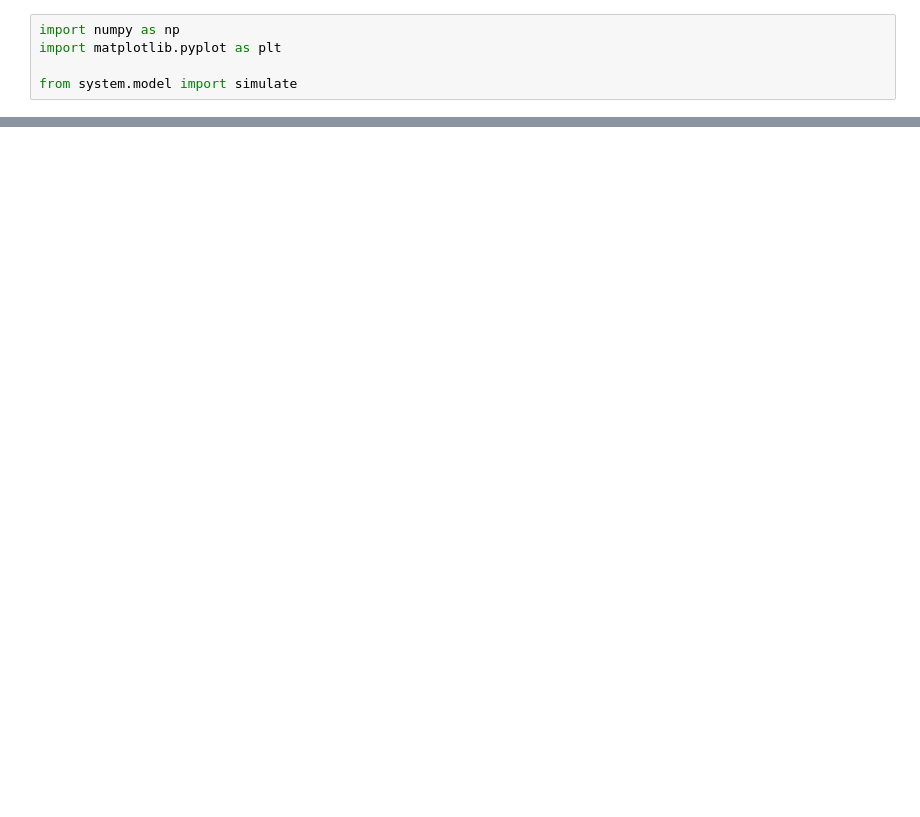
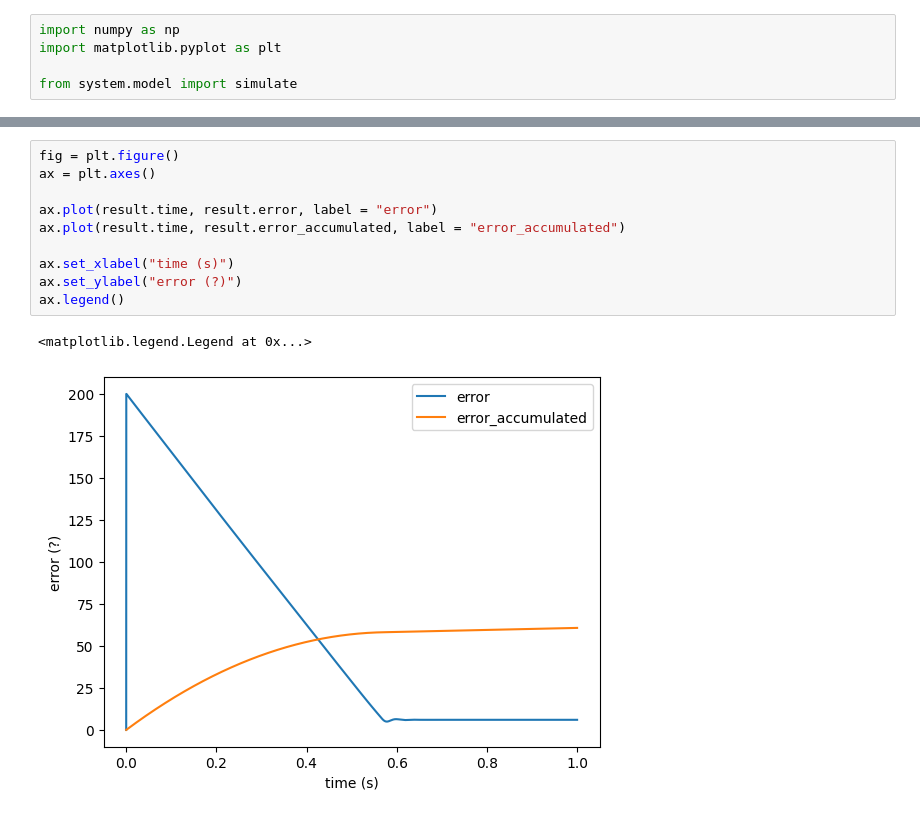
Before and after one commit to wingez/chalmers_machine_learning, a Jupyter notebook: system/gustav_jonathan.ipynb, the cells around one changed output, grey strips where cells are left out. Saved outputs shown, nothing was run; the diff lists cells and outputs as text; blank space fills up the shorter version.

```diff
--- a/system/gustav_jonathan.ipynb
+++ b/system/gustav_jonathan.ipynb
@@ -65,0 +66,13 @@ ax.legend()
+# %%
+fig = plt.figure()
+ax = plt.axes()
+
+ax.plot(result.time, result.error, label = "error")
+ax.plot(result.time, result.error_accumulated, label = "error_accumulated")
+
+ax.set_xlabel("time (s)")
+ax.set_ylabel("error (?)")
+ax.legend()
+# %% [output]
+<matplotlib.legend.Legend at 0x...>
+[figure, added]
```
Also changed, not shown: parts of 5 cells of this notebook, 1 other file.
